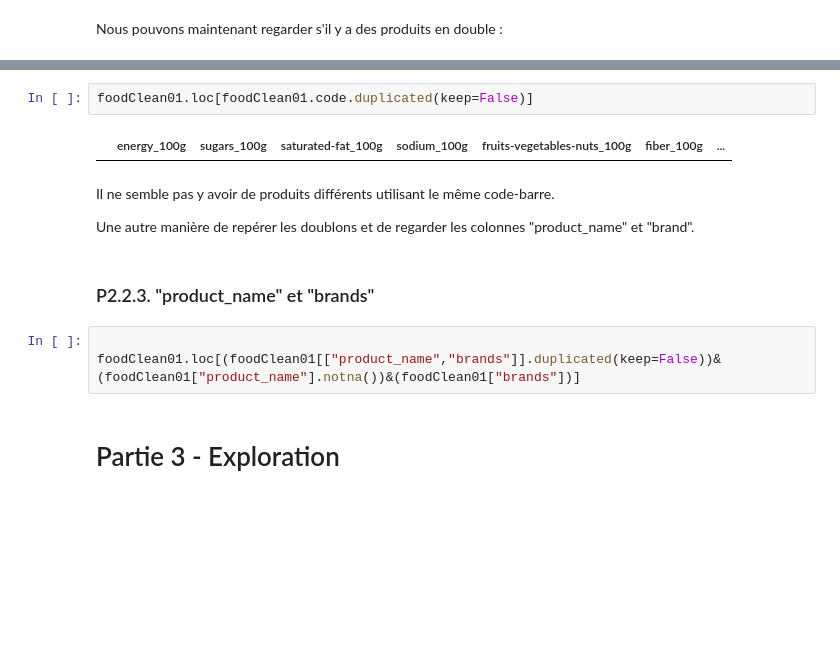
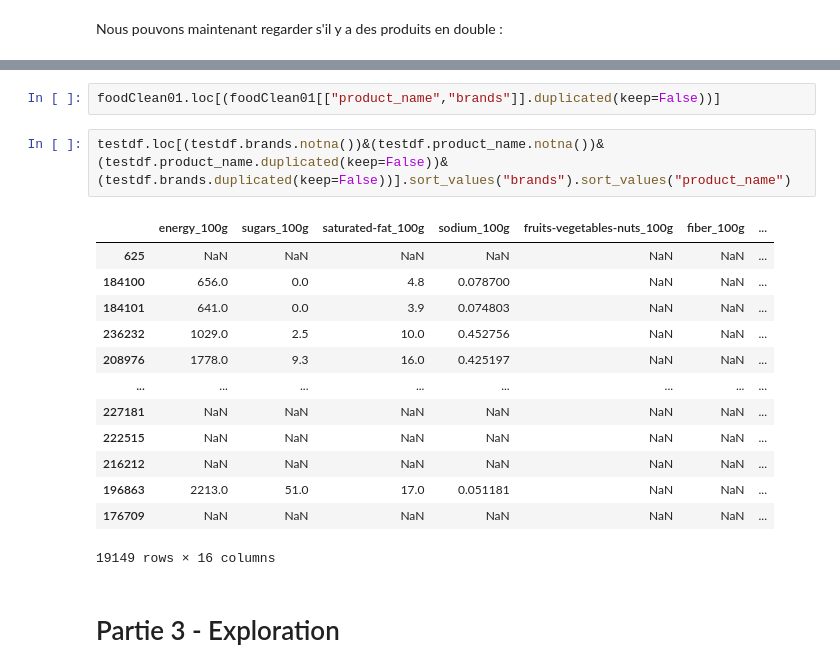
Before and after one commit to ClementPatin/OC-P3, a Jupyter notebook: Patin_Clement_1_notebook_052023.ipynb, the cells around one changed output, grey strips where cells are left out. Drawn from its saved outputs; the diff is of its cells as text; blank space fills up the shorter version.

Commit message:
search for duplicates

```diff
--- a/Patin_Clement_1_notebook_052023.ipynb
+++ b/Patin_Clement_1_notebook_052023.ipynb
@@ -438,16 +487,21 @@ Nous pouvons maintenant regarder s'il y a des produits en double :
 # %%
-foodClean01.loc[foodClean01.code.duplicated(keep=False)]
+foodClean01.loc[(foodClean01[["product_name","brands"]].duplicated(keep=False))]
-# %% [output]
-|  | energy_100g | sugars_100g | saturated-fat_100g | sodium_100g | fruits-vegetables-nuts_100g | fiber_100g | ... |
-# %% [markdown]
-Il ne semble pas y avoir de produits différents utilisant le même code-barre.
-
-Une autre manière de repérer les doublons et de regarder les colonnes "product_name" et "brand".
-# %% [markdown]
-### P2.2.3. "product_name" et "brands"
-# %%
-
-foodClean01.loc[(foodClean01[["product_name","brands"]].duplicated(keep=False))&(foodClean01["product_name"].notna())&(foodClean01["brands"])]
+# %%
+testdf.loc[(testdf.brands.notna())&(testdf.product_name.notna())&(testdf.product_name.duplicated(keep=False))&(testdf.brands.duplicated(keep=False))].sort_values("brands").sort_values("product_name")
+# %% [output]
+|  | energy_100g | sugars_100g | saturated-fat_100g | sodium_100g | fruits-vegetables-nuts_100g | fiber_100g | ... |
+| 625 | NaN | NaN | NaN | NaN | NaN | NaN | ... |
+| 184100 | 656.0 | 0.0 | 4.8 | 0.078700 | NaN | NaN | ... |
+| 184101 | 641.0 | 0.0 | 3.9 | 0.074803 | NaN | NaN | ... |
+| 236232 | 1029.0 | 2.5 | 10.0 | 0.452756 | NaN | NaN | ... |
+| 208976 | 1778.0 | 9.3 | 16.0 | 0.425197 | NaN | NaN | ... |
+| ... | ... | ... | ... | ... | ... | ... | ... |
+| 227181 | NaN | NaN | NaN | NaN | NaN | NaN | ... |
+| 222515 | NaN | NaN | NaN | NaN | NaN | NaN | ... |
+| 216212 | NaN | NaN | NaN | NaN | NaN | NaN | ... |
+| 196863 | 2213.0 | 51.0 | 17.0 | 0.051181 | NaN | NaN | ... |
+| 176709 | NaN | NaN | NaN | NaN | NaN | NaN | ... |
+19149 rows × 16 columns
 # %% [markdown]
 # Partie 3 - Exploration
 # %% [markdown]
```
Also changed, not shown: parts of 10 cells of this notebook.
